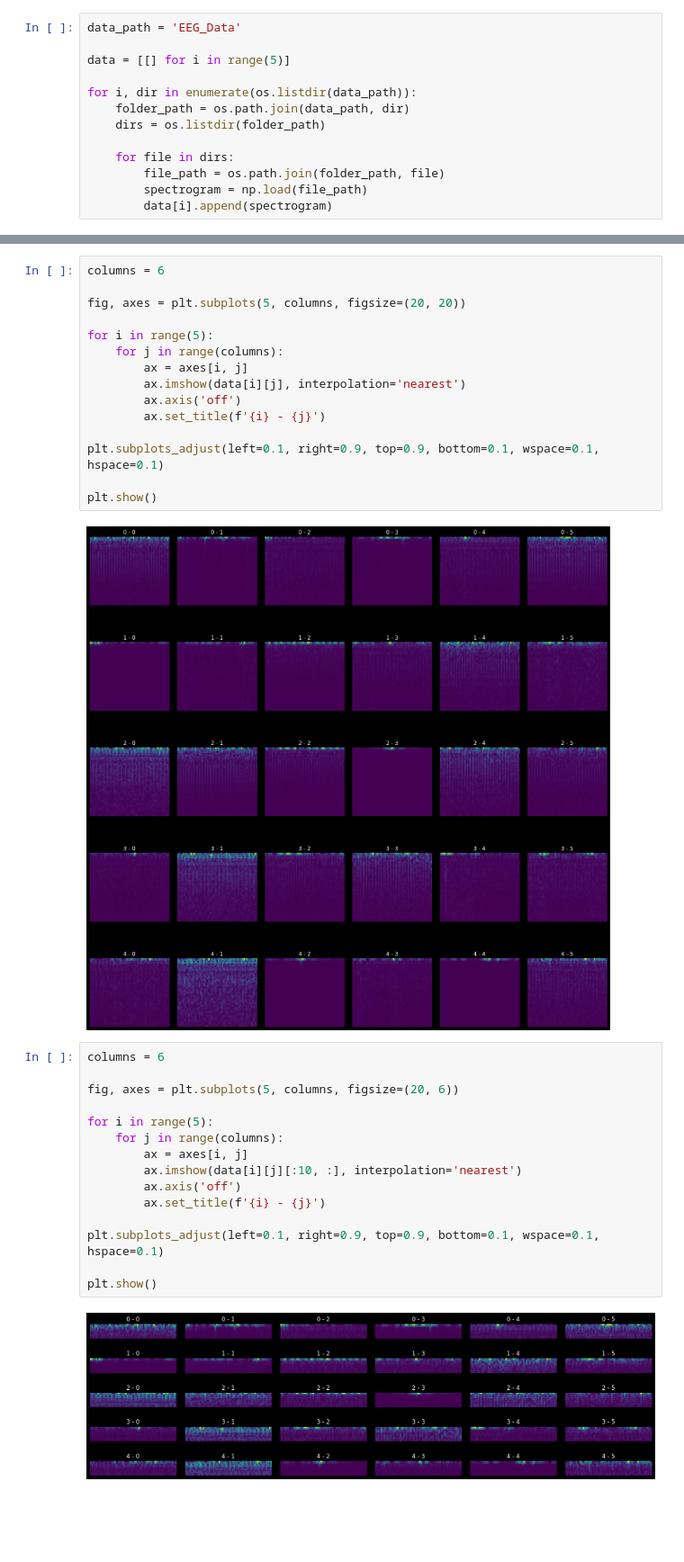
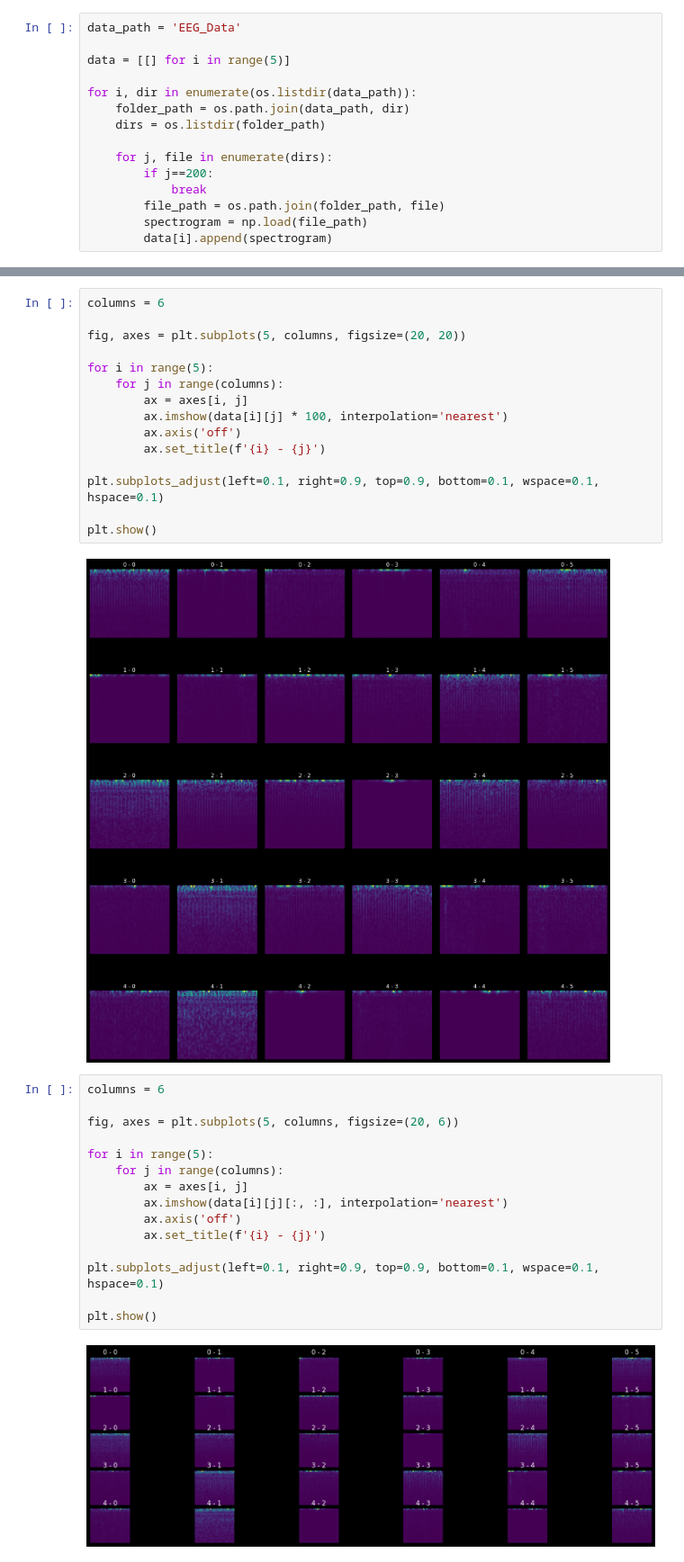
Before and after one commit to ArashAzma/EEG, a Jupyter notebook: learning_data.ipynb, the cells around one changed output, grey strips where cells are left out. Shown at 90% size. Cells and saved outputs as stored; diff of their text form; blank space fills up the shorter version.

```diff
--- a/learning_data.ipynb
+++ b/learning_data.ipynb
@@ -11,7 +14,9 @@ for i, dir in enumerate(os.listdir(data_path)):
     folder_path = os.path.join(data_path, dir)
     dirs = os.listdir(folder_path)
 
-    for file in dirs:
+    for j, file in enumerate(dirs):
+        if j==200:
+            break
         file_path = os.path.join(folder_path, file)
         spectrogram = np.load(file_path)
         data[i].append(spectrogram)
@@ -23,7 +102,7 @@ fig, axes = plt.subplots(5, columns, figsize=(20, 20))
 for i in range(5):
     for j in range(columns):
         ax = axes[i, j]
-        ax.imshow(data[i][j], interpolation='nearest')
+        ax.imshow(data[i][j] * 100, interpolation='nearest')
         ax.axis('off')
         ax.set_title(f'{i} - {j}')
 
@@ -35,17 +114,17 @@ plt.show()
 # %%
 columns = 6
 
 fig, axes = plt.subplots(5, columns, figsize=(20, 6))
 
 for i in range(5):
     for j in range(columns):
         ax = axes[i, j]
-        ax.imshow(data[i][j][:10, :], interpolation='nearest')
+        ax.imshow(data[i][j][:, :], interpolation='nearest')
         ax.axis('off')
         ax.set_title(f'{i} - {j}')
 
 plt.subplots_adjust(left=0.1, right=0.9, top=0.9, bottom=0.1, wspace=0.1, hspace=0.1)
 
 plt.show()
 # %% [output]
-[figure, old version]
+[figure, new version]
```
Also changed, not shown: parts of 25 cells of this notebook, 2 other files.
